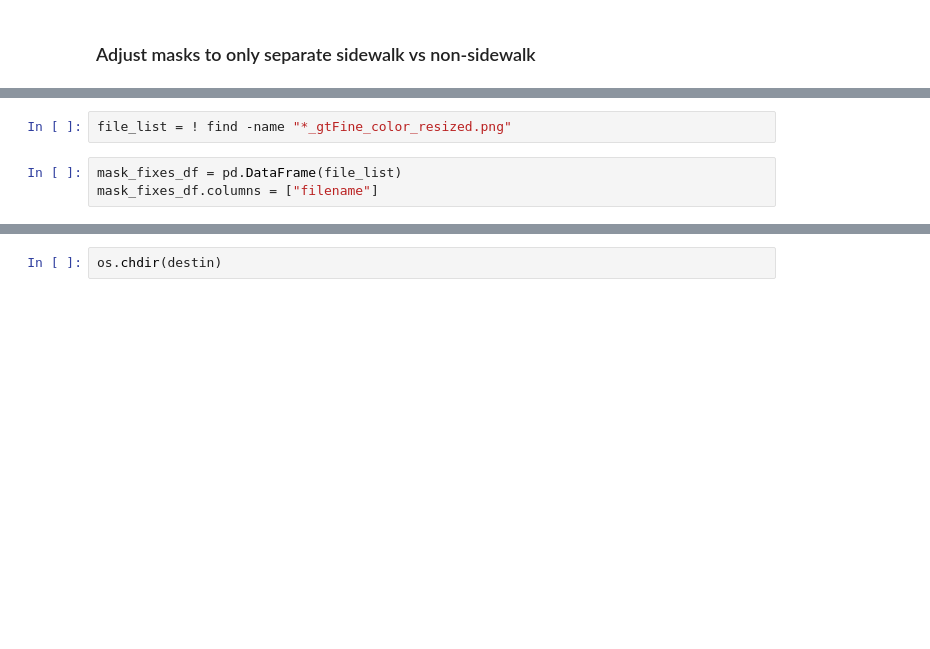
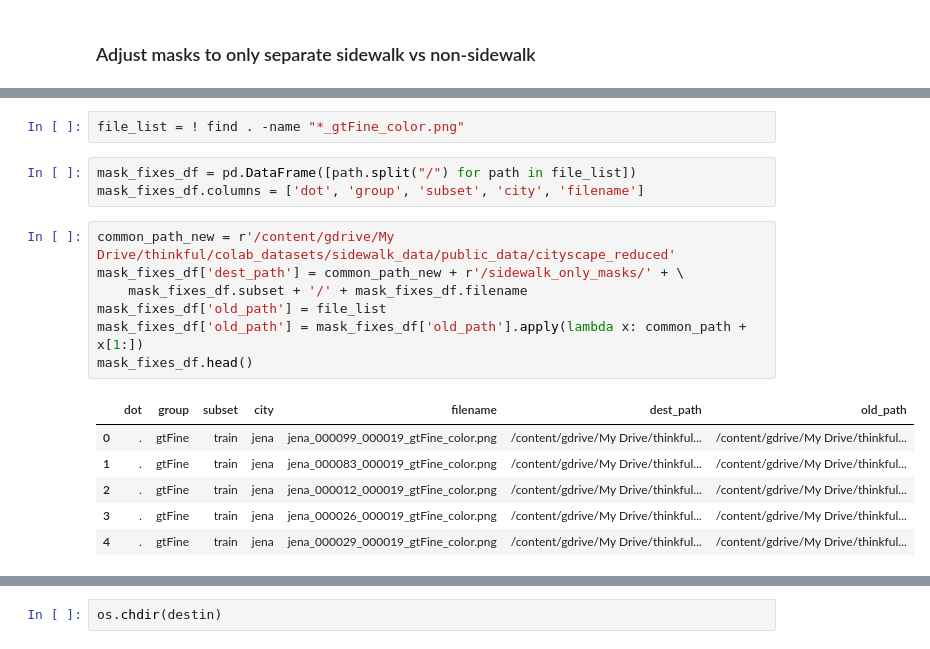
Before and after one commit to chrisoyer/sidewalk_deep-learning, a Jupyter notebook: Unet_Model_for_Semantic_Segmentation.ipynb, the cells around one changed output, grey strips where cells are left out. Drawn from its saved outputs; the diff is of its cells as text; blank space fills up the shorter version.

Commit message:
downsampling masks to sidewalk-only is working.

```diff
--- a/Unet_Model_for_Semantic_Segmentation.ipynb
+++ b/Unet_Model_for_Semantic_Segmentation.ipynb
@@ -165,5 +171,19 @@ mask_reduce(r'/content/gdrive/My Drive/thinkful/colab_datasets/sidewalk_data/pub
 # %%
-file_list = ! find -name "*_gtFine_color_resized.png"
+file_list = ! find . -name "*_gtFine_color.png"
 # %%
-mask_fixes_df = pd.DataFrame(file_list)
-mask_fixes_df.columns = ["filename"]
+mask_fixes_df = pd.DataFrame([path.split("/") for path in file_list])
+mask_fixes_df.columns = ['dot', 'group', 'subset', 'city', 'filename']
+# %%
+common_path_new = r'/content/gdrive/My Drive/thinkful/colab_datasets/sidewalk_data/public_data/cityscape_reduced'
+mask_fixes_df['dest_path'] = common_path_new + r'/sidewalk_only_masks/' + \
+    mask_fixes_df.subset + '/' + mask_fixes_df.filename
+mask_fixes_df['old_path'] = file_list
+mask_fixes_df['old_path'] = mask_fixes_df['old_path'].apply(lambda x: common_path + x[1:])
+mask_fixes_df.head()
+# %% [output]
+|  | dot | group | subset | city | filename | dest_path | old_path |
+| 0 | . | gtFine | train | jena | jena_000099_000019_gtFine_color.png | /content/gdrive/My Drive/thinkful... | /content/gdrive/My Drive/thinkful... |
+| 1 | . | gtFine | train | jena | jena_000083_000019_gtFine_color.png | /content/gdrive/My Drive/thinkful... | /content/gdrive/My Drive/thinkful... |
+| 2 | . | gtFine | train | jena | jena_000012_000019_gtFine_color.png | /content/gdrive/My Drive/thinkful... | /content/gdrive/My Drive/thinkful... |
+| 3 | . | gtFine | train | jena | jena_000026_000019_gtFine_color.png | /content/gdrive/My Drive/thinkful... | /content/gdrive/My Drive/thinkful... |
+| 4 | . | gtFine | train | jena | jena_000029_000019_gtFine_color.png | /content/gdrive/My Drive/thinkful... | /content/gdrive/My Drive/thinkful... |
```
Also changed, not shown: parts of 15 cells of this notebook.
